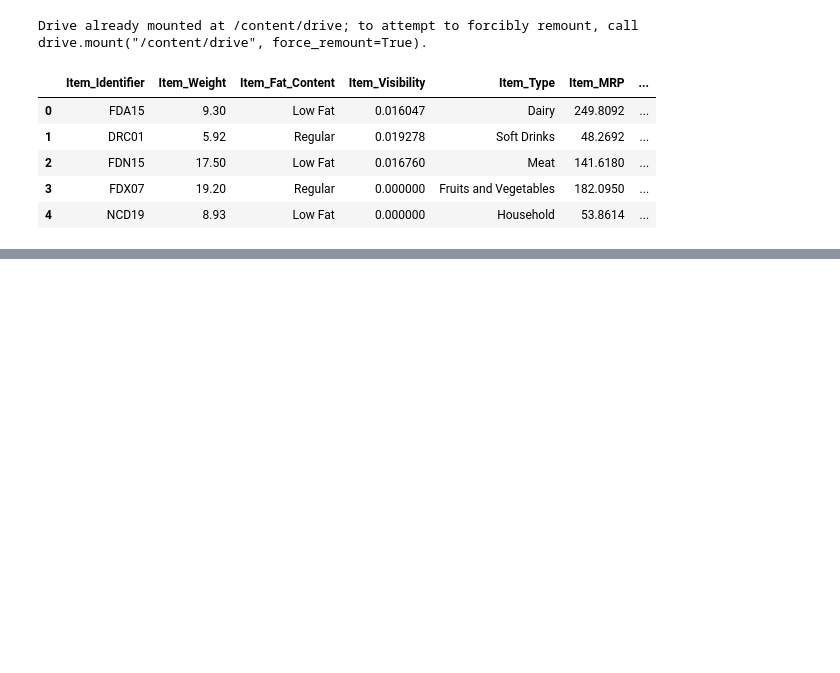
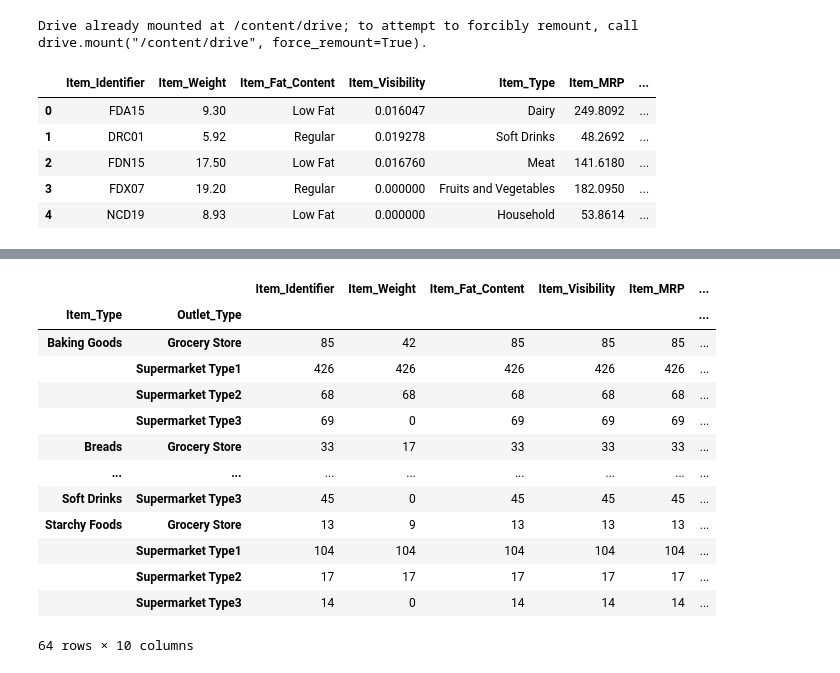
Before and after one commit to RanielSosa/predicciones-de-ventas, a Jupyter notebook: Predicciones_de_ventas.ipynb, the cells around one changed output, grey strips where cells are left out. Drawn from its saved outputs; the diff is of its cells as text; code cells hidden in the pictures; blank space fills up the shorter version.

```diff
--- a/Predicciones_de_ventas.ipynb
+++ b/Predicciones_de_ventas.ipynb
@@ -19,0 +111,18 @@ df_sales.head()
+# %%
+valores=df_sales.groupby(['Item_Type','Outlet_Type']).count()
+valores
+# %% [output]
+|  |  | Item_Identifier | Item_Weight | Item_Fat_Content | Item_Visibility | Item_MRP | ... |
+| Item_Type | Outlet_Type |  |  |  |  |  | ... |
+| Baking Goods | Grocery Store | 85 | 42 | 85 | 85 | 85 | ... |
+|  | Supermarket Type1 | 426 | 426 | 426 | 426 | 426 | ... |
+|  | Supermarket Type2 | 68 | 68 | 68 | 68 | 68 | ... |
+|  | Supermarket Type3 | 69 | 0 | 69 | 69 | 69 | ... |
+| Breads | Grocery Store | 33 | 17 | 33 | 33 | 33 | ... |
+| ... | ... | ... | ... | ... | ... | ... | ... |
+| Soft Drinks | Supermarket Type3 | 45 | 0 | 45 | 45 | 45 | ... |
+| Starchy Foods | Grocery Store | 13 | 9 | 13 | 13 | 13 | ... |
+|  | Supermarket Type1 | 104 | 104 | 104 | 104 | 104 | ... |
+|  | Supermarket Type2 | 17 | 17 | 17 | 17 | 17 | ... |
+|  | Supermarket Type3 | 14 | 0 | 14 | 14 | 14 | ... |
+64 rows × 10 columns
```
Also changed, not shown: parts of 22 cells of this notebook.
